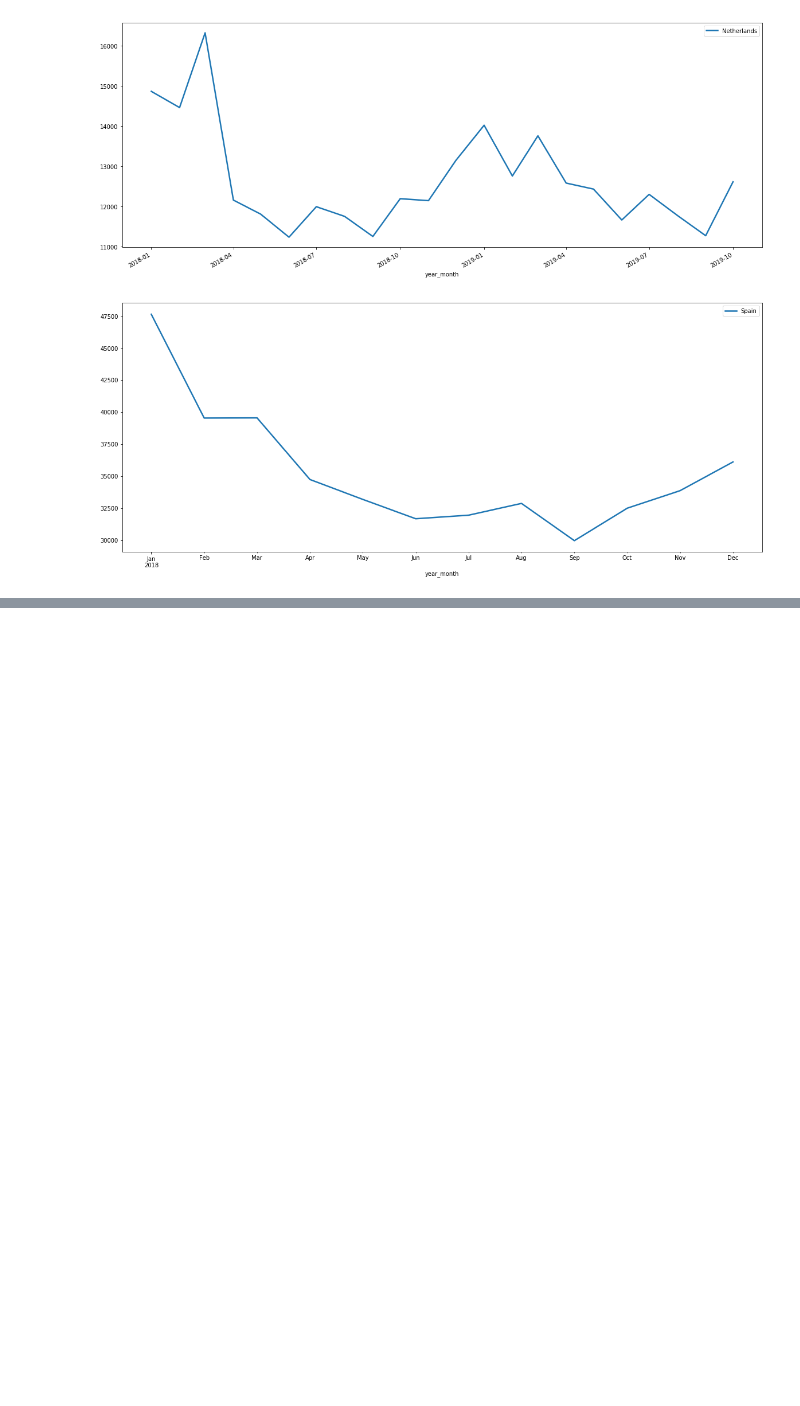
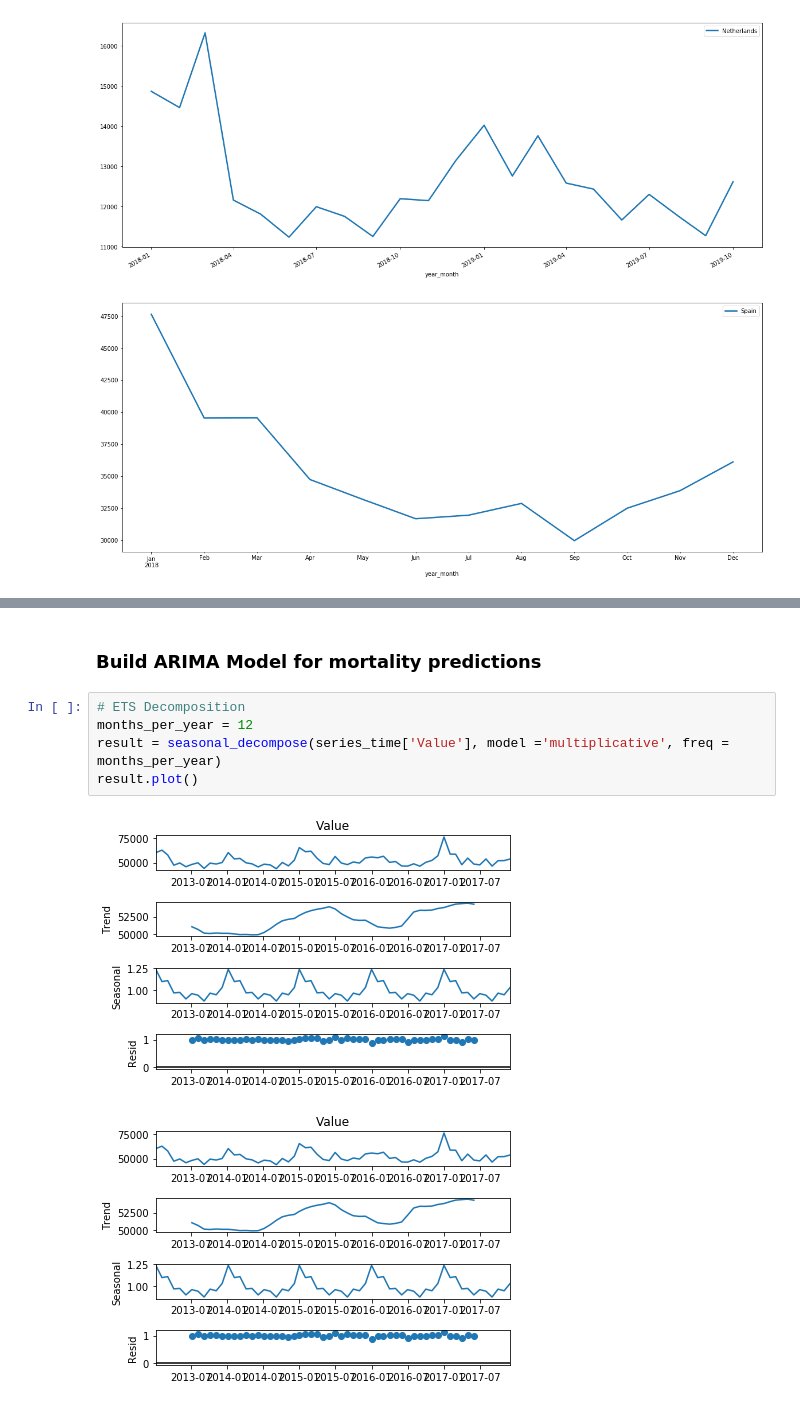
Before and after one commit to janrth/covid19_mortality, a Jupyter notebook: cvd19_mortality.ipynb, the cells around one changed output, grey strips where cells are left out. Drawn from its saved outputs; the diff is of its cells as text; blank space fills up the shorter version.

```diff
--- a/cvd19_mortality.ipynb
+++ b/cvd19_mortality.ipynb
@@ -191,0 +229,10 @@ corr.style.background_gradient(cmap='coolwarm')
+# %% [markdown]
+### Build ARIMA Model for mortality predictions
+# %%
+# ETS Decomposition
+months_per_year = 12
+result = seasonal_decompose(series_time['Value'], model ='multiplicative', freq = months_per_year)
+result.plot()
+# %% [output]
+[figure, added]
+[figure, added]
```
Also changed, not shown: parts of 22 cells of this notebook.
